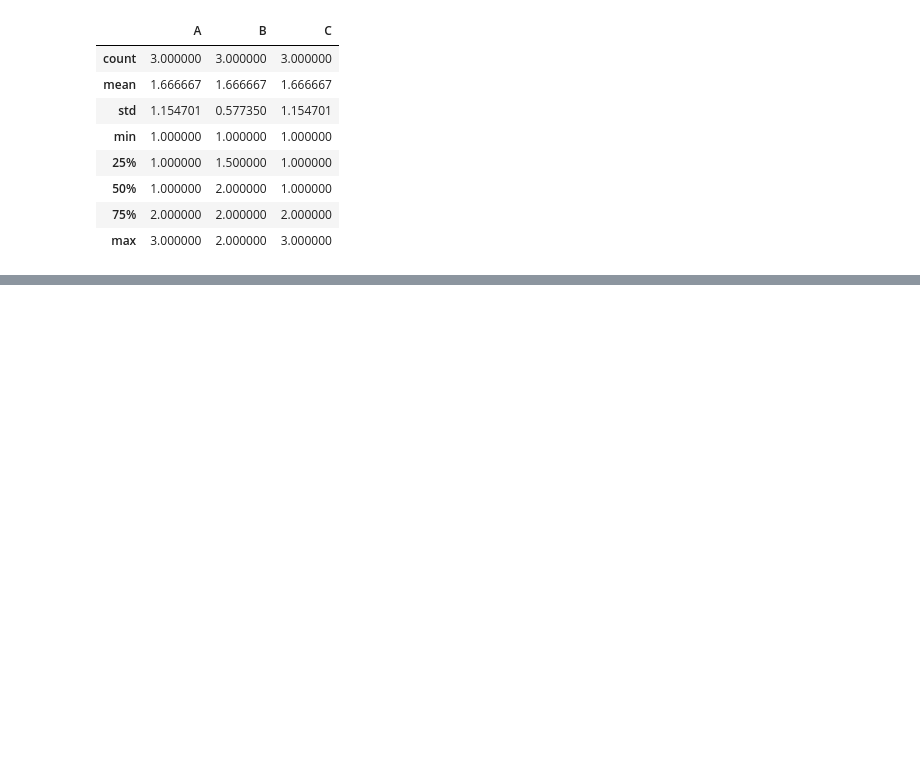
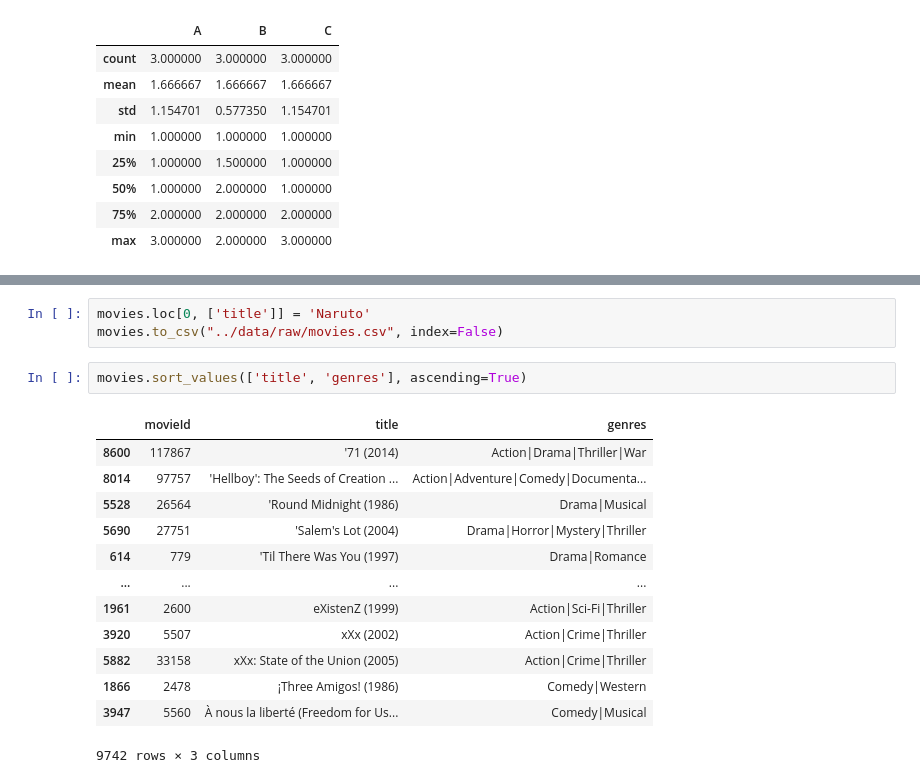
Before and after one commit to Ilies-Bouderba/MoviesRating, a Jupyter notebook: notebooks/01_python_basics.ipynb, the cells around one changed output, grey strips where cells are left out. Drawn from its saved outputs; the diff is of its cells as text; blank space fills up the shorter version.

```diff
--- a/notebooks/01_python_basics.ipynb
+++ b/notebooks/01_python_basics.ipynb
@@ -49,0 +114,19 @@ df.describe()
+# %%
+movies.loc[0, ['title']] = 'Naruto'
+movies.to_csv("../data/raw/movies.csv", index=False)
+# %%
+movies.sort_values(['title', 'genres'], ascending=True)
+# %% [output]
+|  | movieId | title | genres |
+| 8600 | 117867 | '71 (2014) | Action|Drama|Thriller|War |
+| 8014 | 97757 | 'Hellboy': The Seeds of Creation ... | Action|Adventure|Comedy|Documenta... |
+| 5528 | 26564 | 'Round Midnight (1986) | Drama|Musical |
+| 5690 | 27751 | 'Salem's Lot (2004) | Drama|Horror|Mystery|Thriller |
+| 614 | 779 | 'Til There Was You (1997) | Drama|Romance |
+| ... | ... | ... | ... |
+| 1961 | 2600 | eXistenZ (1999) | Action|Sci-Fi|Thriller |
+| 3920 | 5507 | xXx (2002) | Action|Crime|Thriller |
+| 5882 | 33158 | xXx: State of the Union (2005) | Action|Crime|Thriller |
+| 1866 | 2478 | ¡Three Amigos! (1986) | Comedy|Western |
+| 3947 | 5560 | À nous la liberté (Freedom for Us... | Comedy|Musical |
+9742 rows × 3 columns
```
Also changed, not shown: parts of 8 cells of this notebook, 1 other file.
